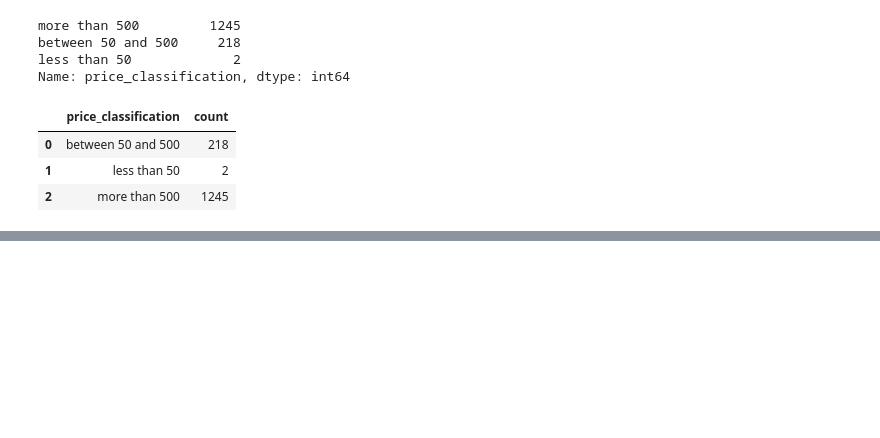
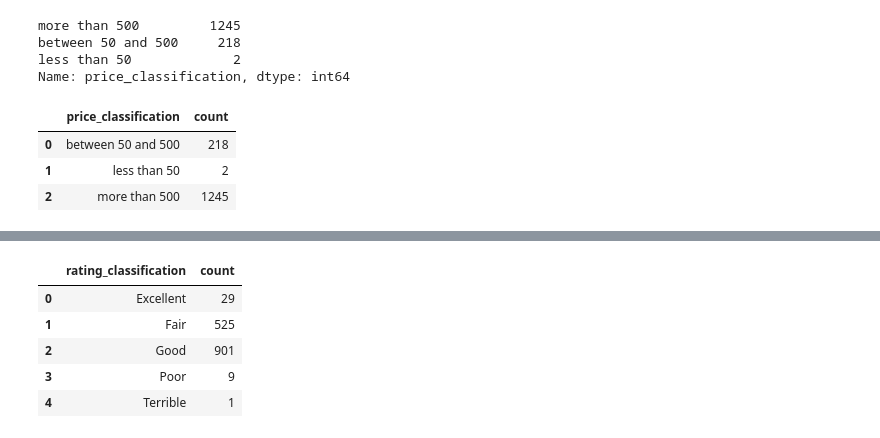
Before and after one commit to domingasdb/Data-Analysis-with-Artificial-Intelligence, a Jupyter notebook: analysis_amazon.ipynb, the cells around one changed output, grey strips where cells are left out. Saved outputs shown, nothing was run; the diff lists cells and outputs as text; code cells hidden in the pictures; blank space fills up the shorter version.

```diff
--- a/analysis.ipynb
+++ b/analysis_amazon.ipynb
@@ -108,0 +157,10 @@ classification_counts
+# %%
+classification_counts = data.groupby('rating_classification').size().reset_index(name='count')
+classification_counts
+# %% [output]
+|  | rating_classification | count |
+| 0 | Excellent | 29 |
+| 1 | Fair | 525 |
+| 2 | Good | 901 |
+| 3 | Poor | 9 |
+| 4 | Terrible | 1 |
```
Also changed, not shown: parts of 18 cells of this notebook, 2 other files.
